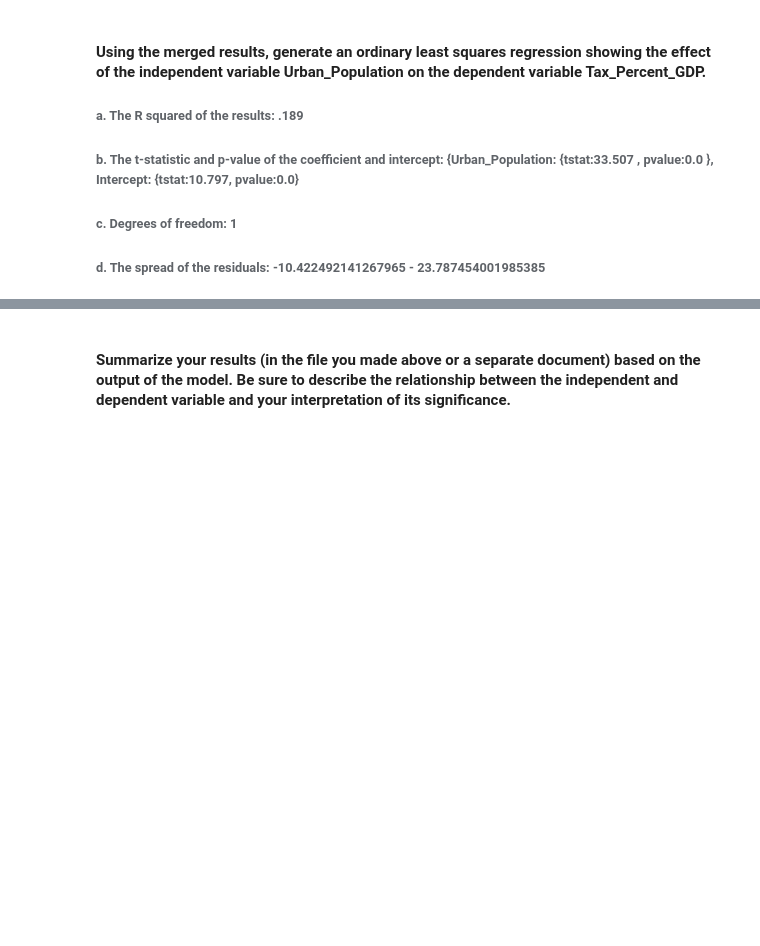
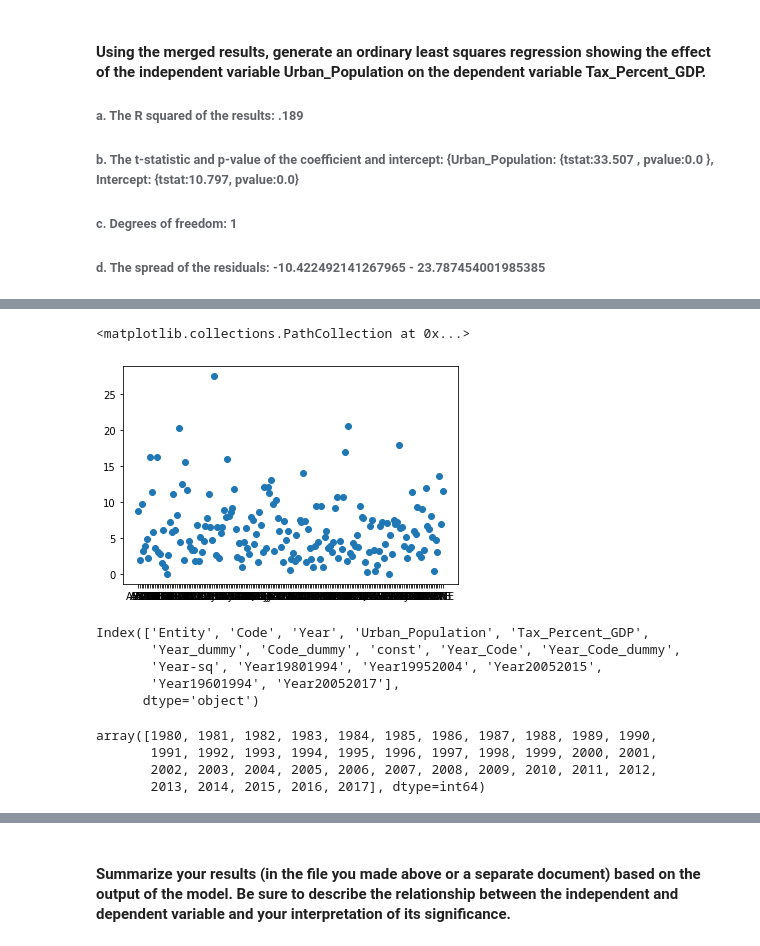
Before and after one commit to dray89/Python, a Jupyter notebook: Data Project/OLS_Regression.ipynb, the cells around one changed output, grey strips where cells are left out. Saved outputs shown, nothing was run; the diff lists cells and outputs as text; code cells hidden in the pictures; blank space fills up the shorter version.

```diff
--- a/Data Project/OLS_Regression.ipynb
+++ b/Data Project/OLS_Regression.ipynb
@@ -266,0 +285,13 @@ Name: 38, dtype: object
+# %%
+merged['Year19601994'] = 0
+merged.loc[merged['Year'] <1995, 'Year19601994'] = merged['Year']
+# %%
+merged['Year19952004'] = 0
+merged.loc[(merged['Year'] > 1994) & (merged['Year'] < 2005), 'Year19952004'] = merged['Year']
+# %%
+merged['Year20052017'] = 0
+merged.loc[merged['Year'] > 2004, 'Year20052017'] = merged['Year']
+# %%
+merged['YearDummy_3Cat'] = 0
+merged.loc[(merged['Year'] > 1994) & (merged['Year'] < 2005), 'YearDummy_3Cat'] = 1
+merged.loc[merged['Year'] > 2004, 'YearDummy_3Cat'] = 2
@@ -267,2 +307,8 @@ Name: 38, dtype: object
+# %%
+scatter = merged[['Code','Tax_Percent_GDP']].groupby('Code').mean()
+plt.scatter(scatter.index, scatter['Tax_Percent_GDP'])
+# %% [output]
+<matplotlib.collections.PathCollection at 0x...>
+[figure, added]
 # %%
 merged['Urban_Population'] = merged['Urban_Population'].astype('float64')
@@ -273,0 +315,8 @@ results = sm.OLS(Y,X).fit()
+# %%
+merged.columns
+# %% [output]
+Index(['Entity', 'Code', 'Year', 'Urban_Population', 'Tax_Percent_GDP',
+       'Year_dummy', 'Code_dummy', 'const', 'Year_Code', 'Year_Code_dummy',
+       'Year-sq', 'Year19801994', 'Year19952004', 'Year20052015',
+       'Year19601994', 'Year20052017'],
+      dtype='object')
@@ -274 +325,8 @@ results = sm.OLS(Y,X).fit()
+# %%
+merged.Year.sort_values().unique()
+# %% [output]
+array([1980, 1981, 1982, 1983, 1984, 1985, 1986, 1987, 1988, 1989, 1990,
+       1991, 1992, 1993, 1994, 1995, 1996, 1997, 1998, 1999, 2000, 2001,
+       2002, 2003, 2004, 2005, 2006, 2007, 2008, 2009, 2010, 2011, 2012,
+       2013, 2014, 2015, 2016, 2017], dtype=int64)
 # %%
```
Also changed, not shown: parts of 19 cells of this notebook, 2 other files.
